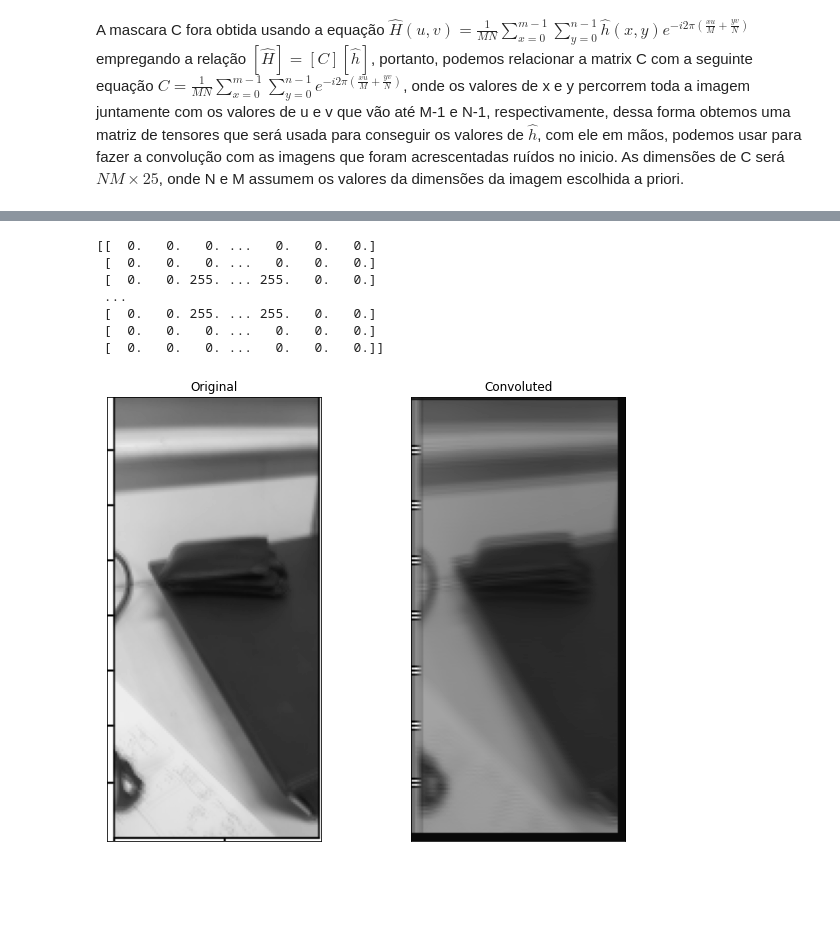
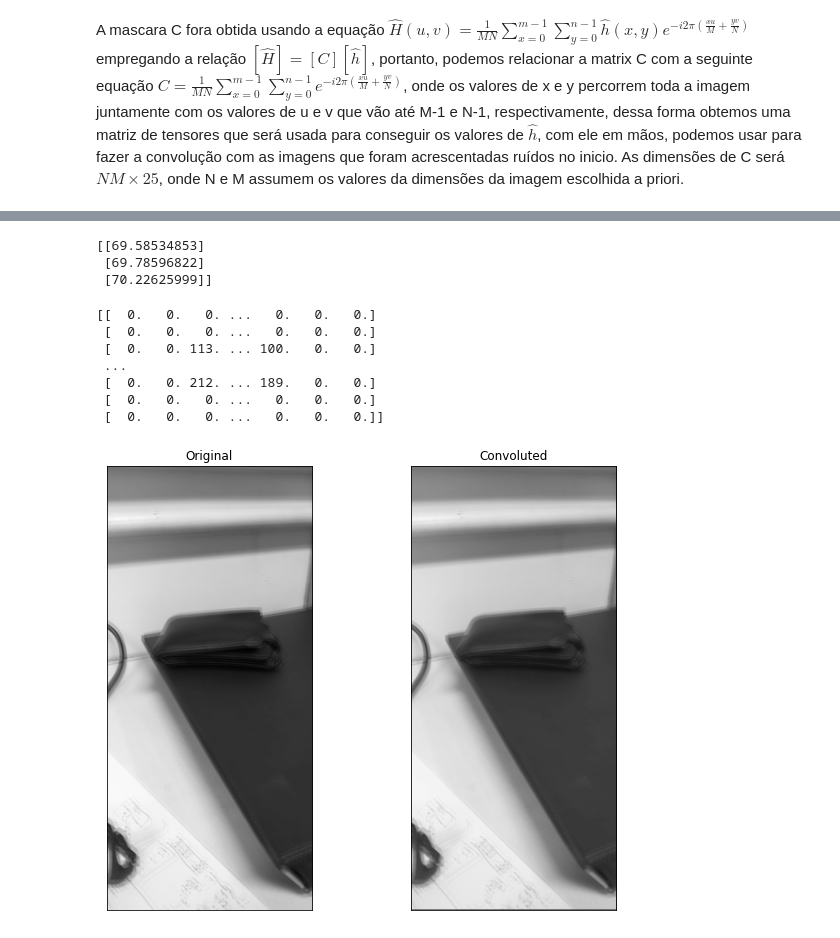
Before and after one commit to Gabriel-Amarante/Vision-Computing, a Jupyter notebook: QUIZ_2.ipynb, the cells around one changed output, grey strips where cells are left out. Drawn from its saved outputs; the diff is of its cells as text; code cells hidden in the pictures; blank space fills up the shorter version.

```diff
--- a/QUIZ_2.ipynb
+++ b/QUIZ_2.ipynb
@@ -22,7 +23,7 @@ cr, cc = M // 2, N // 2 # Spectrum center
 H2 = np.zeros((M,N), dtype=float)
 for u in range(M):
     for v in range(N):
-        H2[u,v] = butterworth(u,v,cr,cc,30,2)
+        H2[u,v] = butterworth(u,v,cr,cc,20,5)
 
 # Transformando a Matriz H2 em uma matriz coluna H
 H = H2.flatten()
@@ -42,11 +43,11 @@ def transfor_C(u, v, x, y, M, N):
 A mascara C fora obtida usando a equação $\hat{H}(u, v)=\frac{1}{M N} \sum_{x=0}^{m-1} \sum_{y=0}^{n-1} \hat{h}(x, y) e^{-i 2 \pi\left(\frac{x u}{M}+\frac{y v}{N}\right)}$ empregando a relação $[\hat{H}]=[C][\widehat{h}]$, portanto, podemos relacionar a matrix C com a seguinte equação $C=\frac{1}{M N} \sum_{x=0}^{m-1} \sum_{y=0}^{n-1} e^{-i 2 \pi\left(\frac{x u}{M}+\frac{y v}{N}\right)}$, onde os valores de x e y percorrem toda a imagem juntamente com os valores de u e v que vão até M-1 e N-1, respectivamente, dessa forma obtemos uma matriz de tensores que será usada para conseguir os valores de $\widehat{h}$, com ele em mãos, podemos usar para fazer a convolução com as imagens que foram acrescentadas ruídos no inicio. As dimensões de C será $NM\times 25$, onde N e M assumem os valores da dimensões da imagem escolhida a priori.
 # %%
 C = []
-for x in range(M):
-    for y in range(N):
+for u in range(M):
+    for v in range(N):
         MN = []
-        for u in range(5):
-            for v in range(5):
+        for x in range(5):
+            for y in range(5):
                 MN.append(transfor_C(u,v,x,y,M,N))
         C.append(MN)
 C = np.array(C)
@@ -54,3 +63,3 @@ C = C/(M*N)
 # %%
 h_hat = np.matmul(np.linalg.pinv(C),H)
-h_hat = np.resize(h_hat,(5,5))
+h_hat = np.resize(h_hat.real,(5,5))/np.sum(h_hat.real)
@@ -155,3 +179,0 @@ if __name__ == '__main__':
-# %%
-img2 = cv2.imread("ind2.png")
-img2 = cv2.cvtColor(img2, cv2.COLOR_BGR2GRAY)
@@ -158,22 +212,35 @@ img2 = cv2.cvtColor(img2, cv2.COLOR_BGR2GRAY)
+# %%
+img = np.array(avg_image, dtype='uint8')
+
+# Calculando o desvio padrão, usando cv2.meanStdDev()
+mean, std_1 = cv2.meanStdDev(img, mask=None)
+
+print(std_1)
+# %% [output]
+[[69.58534853]
+ [69.78596822]
+ [70.22625999]]
 # %%
 if __name__ == '__main__':
 
     # Convolve and Save Output
-    output3 = convolve2D(img2, h, padding=2)
+    img2 = cv2.imread('avg_foto.png')
+    img2 = cv2.cvtColor(img2, cv2.COLOR_BGR2GRAY)
+    output3 = convolve2D(img2, h_hat, padding=2)
 
     plt.figure(figsize=(10, 18))
     plt.subplot(221),plt.imshow(img2, cmap ='gray')
     plt.title('Original'),plt.xticks([]), plt.yticks([])
     plt.subplot(222),plt.imshow(output3, cmap ='gray')
     plt.title('Convoluted'),plt.xticks([]), plt.yticks([])
 
     plt.show()
 # %% [output]
 [[  0.   0.   0. ...   0.   0.   0.]
  [  0.   0.   0. ...   0.   0.   0.]
- [  0.   0. 255. ... 255.   0.   0.]
+ [  0.   0. 113. ... 100.   0.   0.]
  ...
- [  0.   0. 255. ... 255.   0.   0.]
+ [  0.   0. 212. ... 189.   0.   0.]
  [  0.   0.   0. ...   0.   0.   0.]
  [  0.   0.   0. ...   0.   0.   0.]]
-[figure, old version]
+[figure, new version]
```
Also changed, not shown: parts of 9 cells of this notebook.
